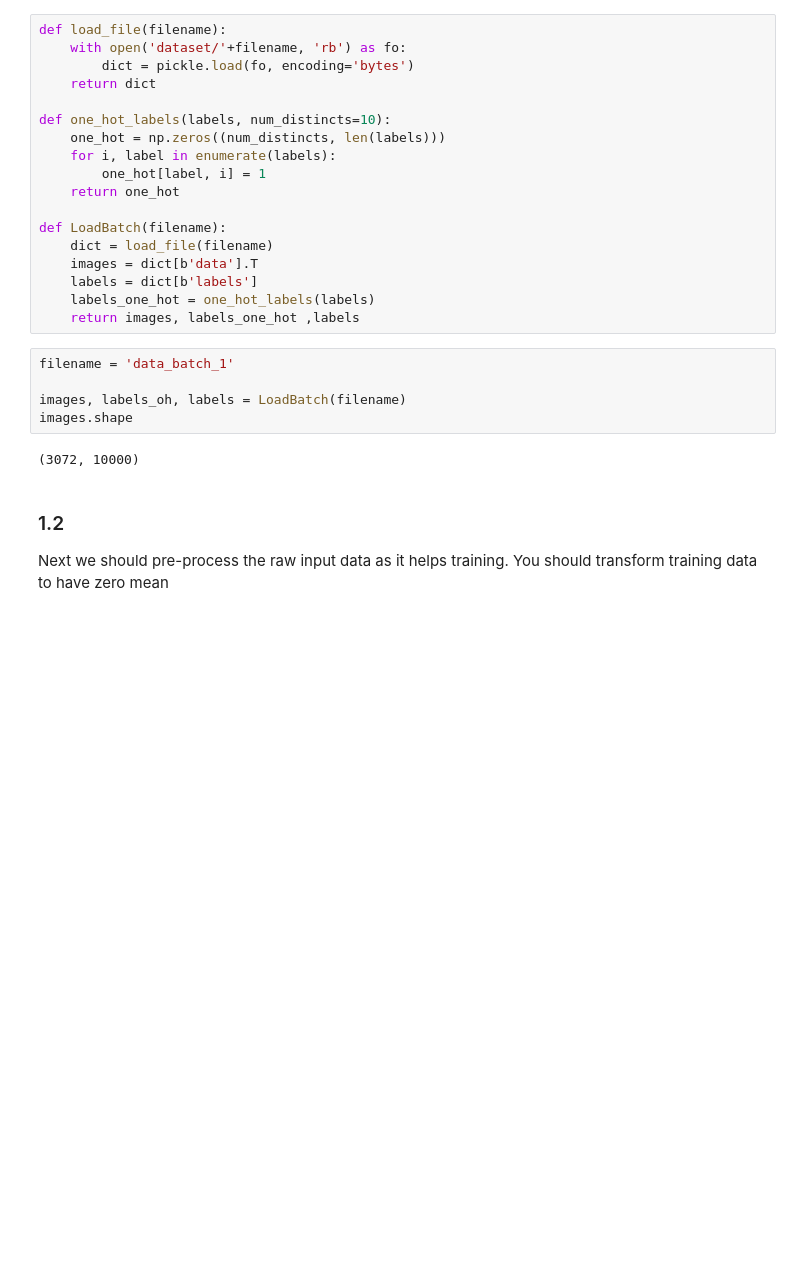
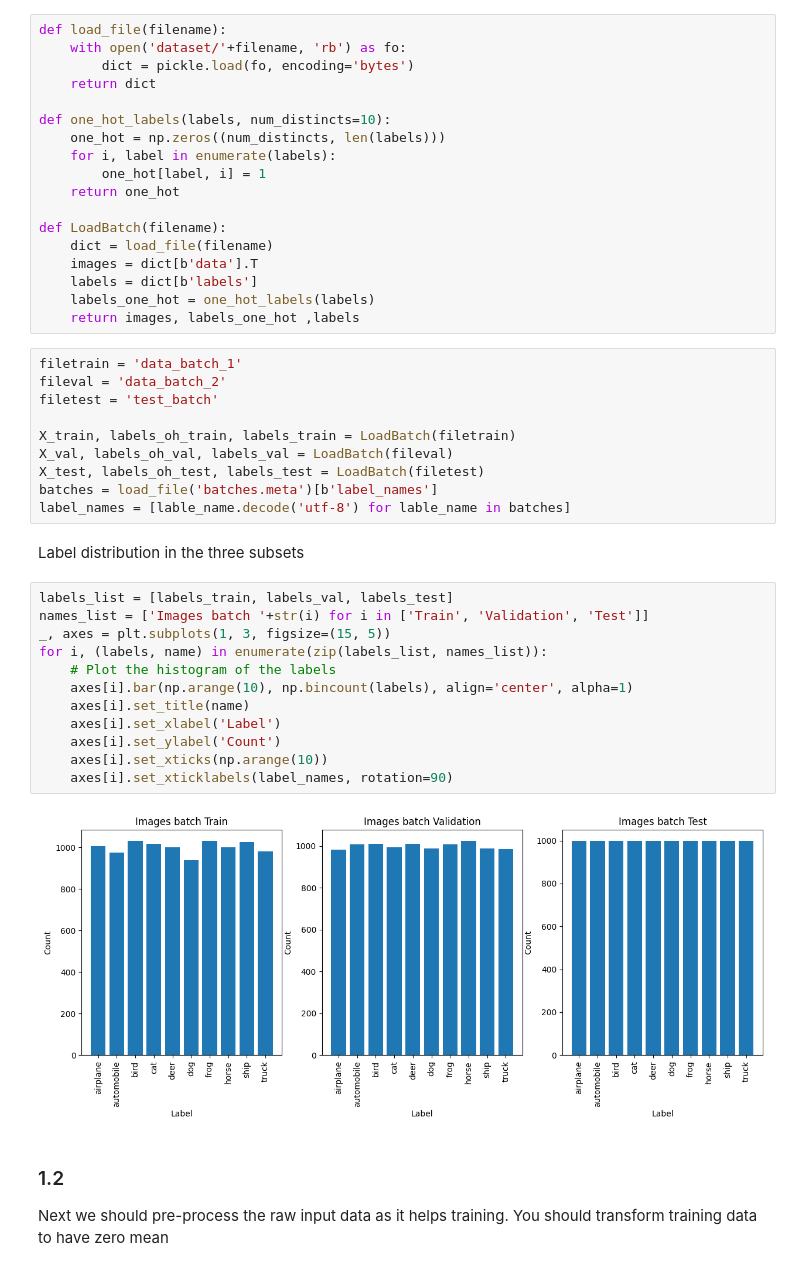
Before and after one commit to MadMatti/DD2424-Deep-Learning-in-Data-Science, a Jupyter notebook: Laboratory01/laboratory01.ipynb, the cells around one changed output. Cells and saved outputs as stored; diff of their text form; blank space fills up the shorter version.

```diff
--- a/Laboratory01/laboratory01.ipynb
+++ b/Laboratory01/laboratory01.ipynb
@@ -28,13 +29,32 @@ def LoadBatch(filename):
     labels = dict[b'labels']
     labels_one_hot = one_hot_labels(labels)
     return images, labels_one_hot ,labels
-# %%
-filename = 'data_batch_1'
-
-images, labels_oh, labels = LoadBatch(filename)
-images.shape
-# %% [output]
-(3072, 10000)
+# %%
+filetrain = 'data_batch_1'
+fileval = 'data_batch_2'
+filetest = 'test_batch'
+
+X_train, labels_oh_train, labels_train = LoadBatch(filetrain)
+X_val, labels_oh_val, labels_val = LoadBatch(fileval)
+X_test, labels_oh_test, labels_test = LoadBatch(filetest)
+batches = load_file('batches.meta')[b'label_names']
+label_names = [lable_name.decode('utf-8') for lable_name in batches]
+# %% [markdown]
+Label distribution in the three subsets
+# %%
+labels_list = [labels_train, labels_val, labels_test]
+names_list = ['Images batch '+str(i) for i in ['Train', 'Validation', 'Test']]
+_, axes = plt.subplots(1, 3, figsize=(15, 5))
+for i, (labels, name) in enumerate(zip(labels_list, names_list)):
+    # Plot the histogram of the labels
+    axes[i].bar(np.arange(10), np.bincount(labels), align='center', alpha=1)
+    axes[i].set_title(name)
+    axes[i].set_xlabel('Label')
+    axes[i].set_ylabel('Count')
+    axes[i].set_xticks(np.arange(10))
+    axes[i].set_xticklabels(label_names, rotation=90)
+# %% [output]
+[figure, added]
 # %% [markdown]
 ### 1.2
 Next we should pre-process the raw input data as it helps training. You should transform training data to have zero mean
```
Also changed, not shown: parts of 16 cells of this notebook, 3 other files.
